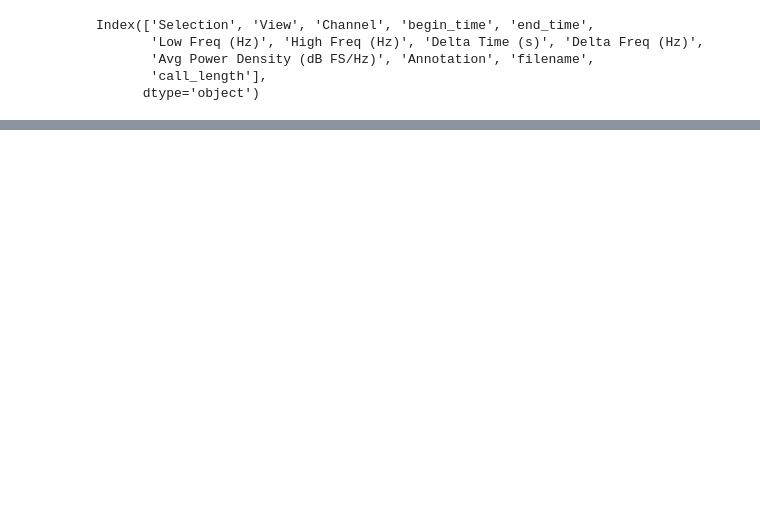
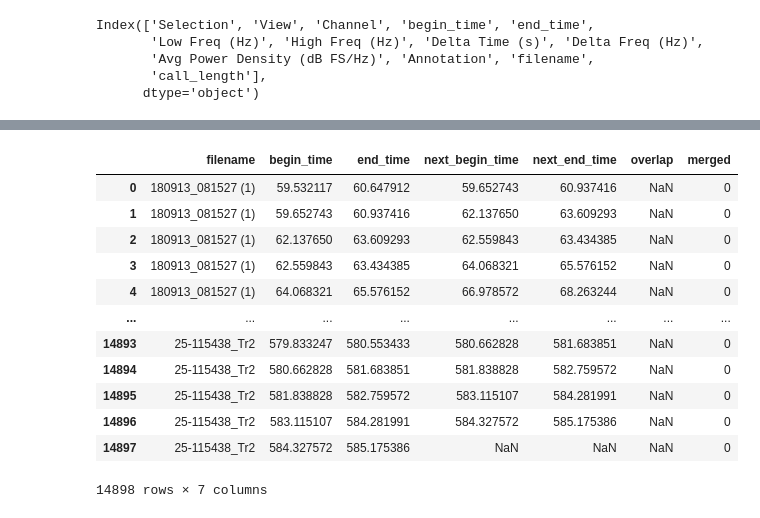
Before and after one commit to deep-voice/soundbay, a Jupyter notebook: notebooks/20221101_nw_2021_data_prep.ipynb, the cells around one changed output, grey strips where cells are left out. Drawn from its saved outputs; the diff is of its cells as text; code cells hidden in the pictures; blank space fills up the shorter version.

```diff
--- a/notebooks/20221101_nw_2021_data_prep.ipynb
+++ b/notebooks/20221101_nw_2021_data_prep.ipynb
@@ -145,0 +209,23 @@ df_unique_labels.to_csv('unique_labels_info.csv', index=False)
+# %%
+df_bg = df[['filename', 'begin_time', 'end_time']].sort_values(['filename', 'begin_time']).reset_index(drop=True).copy()
+# %%
+df_bg['next_begin_time'] = df_bg.groupby('filename').begin_time.shift(-1)
+df_bg['next_end_time'] = df_bg.groupby('filename').end_time.shift(-1)
+df_bg['overlap'] = np.NaN
+df_bg['merged'] = 0
+# %%
+df_bg
+# %% [output]
+|  | filename | begin_time | end_time | next_begin_time | next_end_time | overlap | merged |
+| 0 | 180913_081527 (1) | 59.532117 | 60.647912 | 59.652743 | 60.937416 | NaN | 0 |
+| 1 | 180913_081527 (1) | 59.652743 | 60.937416 | 62.137650 | 63.609293 | NaN | 0 |
+| 2 | 180913_081527 (1) | 62.137650 | 63.609293 | 62.559843 | 63.434385 | NaN | 0 |
+| 3 | 180913_081527 (1) | 62.559843 | 63.434385 | 64.068321 | 65.576152 | NaN | 0 |
+| 4 | 180913_081527 (1) | 64.068321 | 65.576152 | 66.978572 | 68.263244 | NaN | 0 |
+| ... | ... | ... | ... | ... | ... | ... | ... |
+| 14893 | 25-115438_Tr2 | 579.833247 | 580.553433 | 580.662828 | 581.683851 | NaN | 0 |
+| 14894 | 25-115438_Tr2 | 580.662828 | 581.683851 | 581.838828 | 582.759572 | NaN | 0 |
+| 14895 | 25-115438_Tr2 | 581.838828 | 582.759572 | 583.115107 | 584.281991 | NaN | 0 |
+| 14896 | 25-115438_Tr2 | 583.115107 | 584.281991 | 584.327572 | 585.175386 | NaN | 0 |
+| 14897 | 25-115438_Tr2 | 584.327572 | 585.175386 | NaN | NaN | NaN | 0 |
+14898 rows × 7 columns
```
Also changed, not shown: parts of 52 cells of this notebook.
